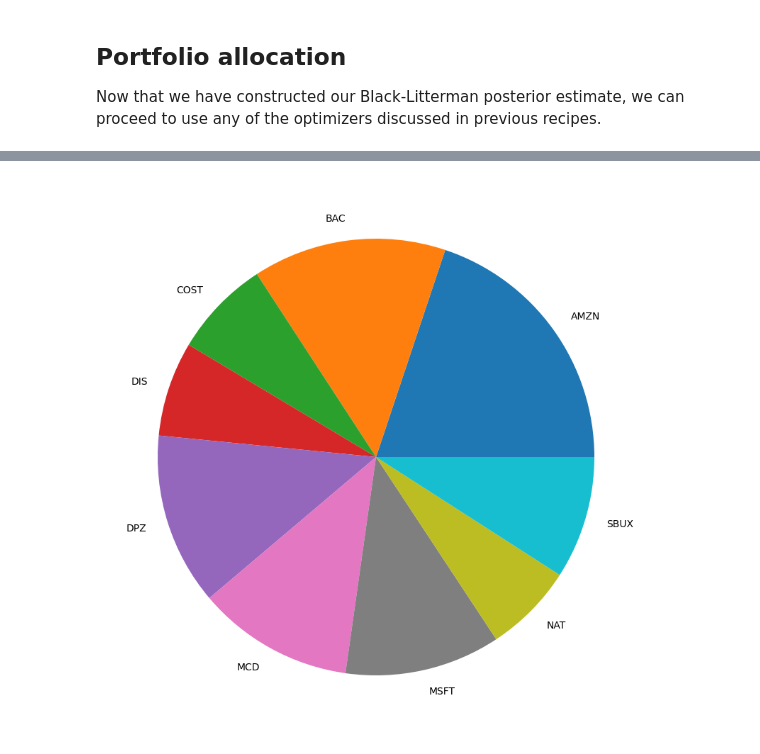
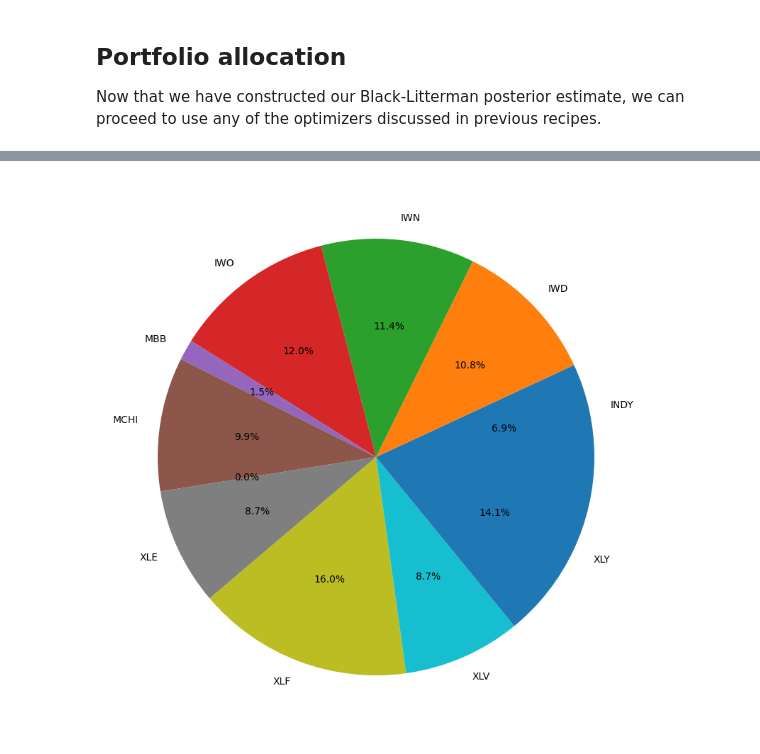
Before and after one commit to NamannBhan/Projects, a Jupyter notebook: Black_Litterman_Allocation.ipynb, the cells around one changed output, grey strips where cells are left out. Saved outputs shown, nothing was run; the diff lists cells and outputs as text; code cells hidden in the pictures.

```diff
--- a/Black_Litterman_Allocation.ipynb
+++ b/Black_Litterman_Allocation.ipynb
@@ -33,6 +44,0 @@ market_prices.head()
-# %%
-mcaps = {}
-for t in tickers:
-    stock = yf.Ticker(t)
-    mcaps[t] = stock.info["marketCap"]
-mcaps
@@ -112,0 +172,14 @@ bl = BlackLittermanModel(S, pi=market_prior, absolute_views=viewdict)
+# %%
+
+# Convert the annualized returns to a dictionary
+annualized_returns_dict = annualized_returns.to_dict()
+
+# Define your absolute views using the values from the 'annualized_returns' variable
+# From my capital market Expectations I expect the given asset classes can provide a return which is atleast the mean.
+
+viewdict = {ticker: annualized_returns_dict[ticker] for ticker in annualized_returns_dict}
+
+# Now pass this into the Black-Litterman model
+bl = BlackLittermanModel(S, pi=market_prior, absolute_views=viewdict)
+
+print("Views:", viewdict)
@@ -130,3 +194,17 @@ confidences = [
+# %%
+confidences = [
+    0.4,#INDY
+    0.7,#IWD
+    0.45,#IWM
+    0.55,#IWO
+    0.35, #MBB
+    0.65, #MCHI
+    0.45, #TLT
+    0.7, #XLE
+    0.6, #XLF
+    0.32, #XLV
+    0.45 #XLY
+]
 # %%
 bl = BlackLittermanModel(S, pi=market_prior, absolute_views=viewdict, omega="idzorek", view_confidences=confidences)
 # %%
@@ -181,7 +260,7 @@ Given the inputs, we can compute a posterior estimate of returns
 # %%
 # We are using the shortcut to automatically compute market-implied prior
 bl = BlackLittermanModel(S, pi="market", market_caps=mcaps, risk_aversion=delta,
-                        absolute_views=viewdict, omega=omega)
+                        absolute_views=viewdict, omega="idzorek",view_confidences=confidences)
 # %%
 # Posterior estimate of returns
 ret_bl = bl.bl_returns()
@@ -257,7 +339,7 @@ OrderedDict([('AMZN', 0.19867),
 # %%
-pd.Series(weights).plot.pie(figsize=(10,10));
+pd.Series(weights).plot.pie(figsize=(10,10,),autopct='%1.1f%%');
 # %% [output]
-[figure, old version]
+[figure, new version]
 # %%
 from pypfopt import DiscreteAllocation
 
```
Also changed, not shown: parts of 23 cells of this notebook.
